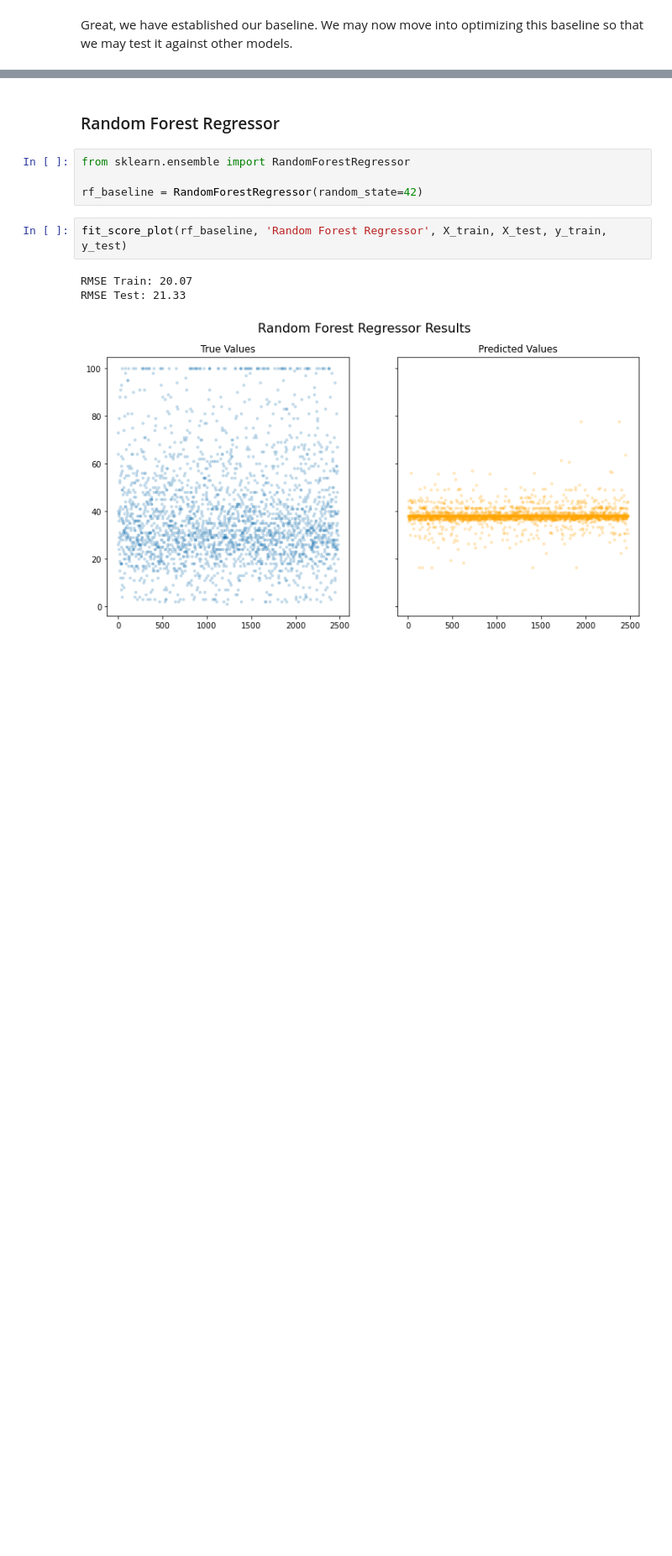
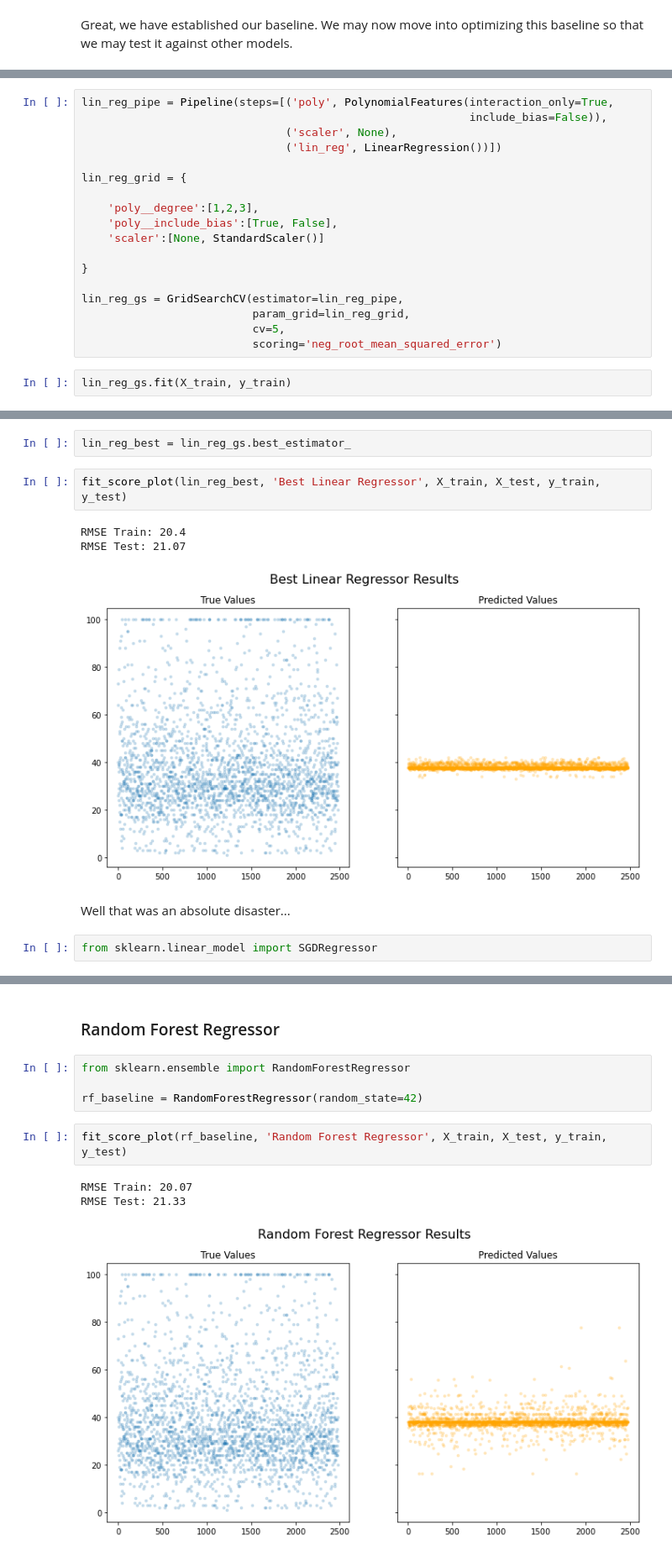
Before and after one commit to Sombrero7/pawpularity-contest, a Jupyter notebook: main_notebook.ipynb, the cells around one changed output, grey strips where cells are left out. Shown at 84% size. Drawn from its saved outputs; the diff is of its cells as text; blank space fills up the shorter version.

```diff
--- a/main_notebook.ipynb
+++ b/main_notebook.ipynb
@@ -516,0 +516,20 @@ data
+# %%
+lin_reg_pipe = Pipeline(steps=[('poly', PolynomialFeatures(interaction_only=True,
+                                                           include_bias=False)),
+                               ('scaler', None),
+                               ('lin_reg', LinearRegression())])
+
+lin_reg_grid = {
+
+    'poly__degree':[1,2,3],
+    'poly__include_bias':[True, False],
+    'scaler':[None, StandardScaler()]
+
+}
+
+lin_reg_gs = GridSearchCV(estimator=lin_reg_pipe,
+                          param_grid=lin_reg_grid,
+                          cv=5,
+                          scoring='neg_root_mean_squared_error')
+# %%
+lin_reg_gs.fit(X_train, y_train)
@@ -516,0 +547,12 @@ data
+# %%
+lin_reg_best = lin_reg_gs.best_estimator_
+# %%
+fit_score_plot(lin_reg_best, 'Best Linear Regressor', X_train, X_test, y_train, y_test)
+# %% [output]
+RMSE Train: 20.4
+RMSE Test: 21.07
+[figure, added]
+# %% [markdown]
+Well that was an absolute disaster...
+# %%
+from sklearn.linear_model import SGDRegressor
```
Also changed, not shown: parts of 79 cells of this notebook, 5 other files.
